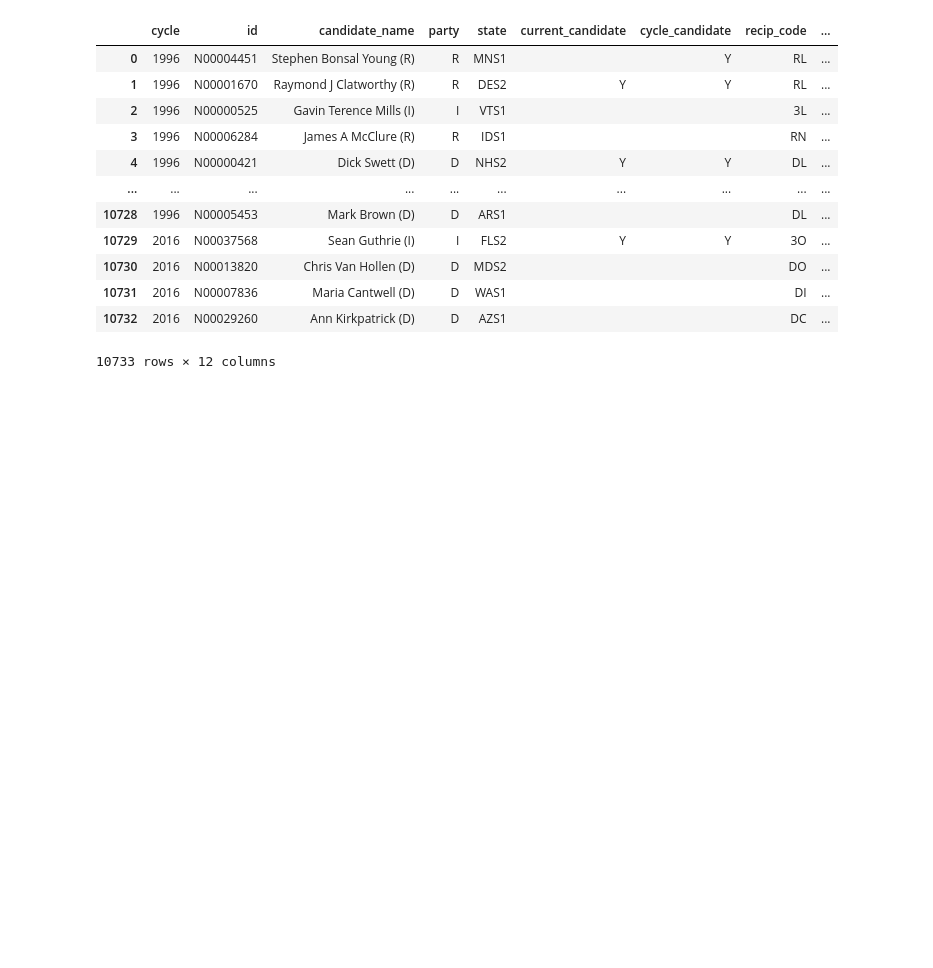
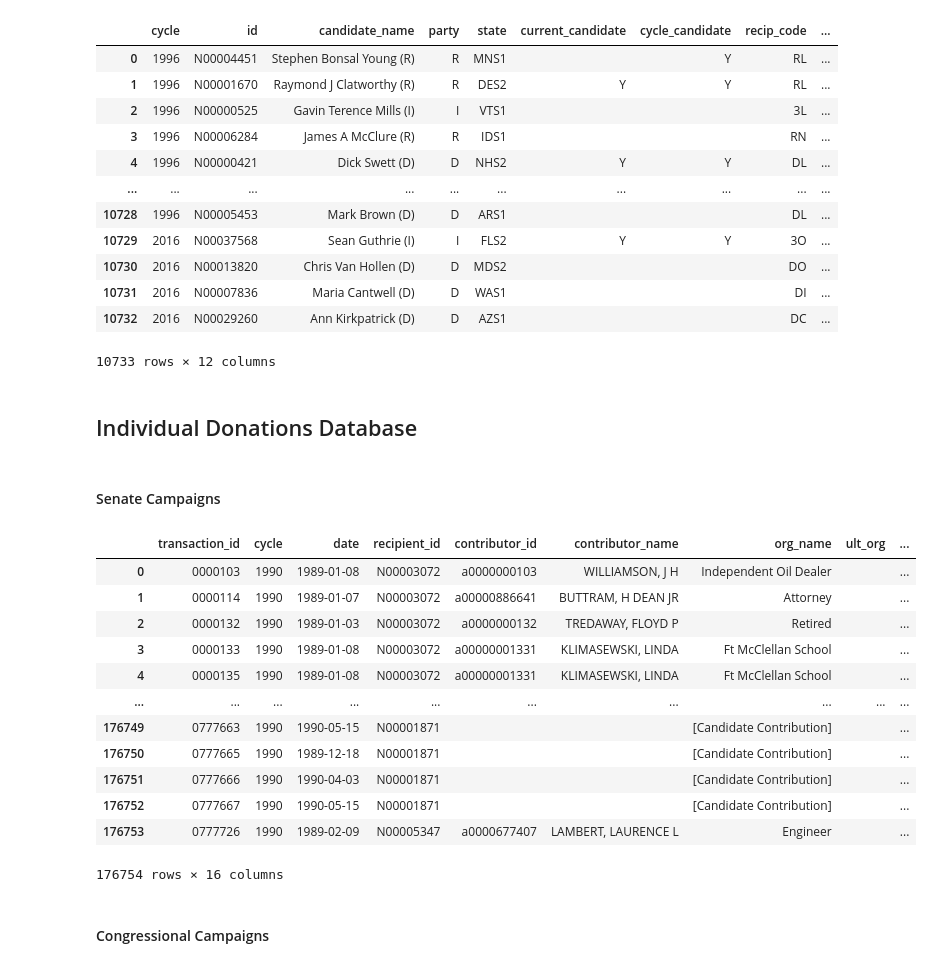
Before and after one commit to APascale2021/dsir_capstone, a Jupyter notebook: notebooks/DB_connect.ipynb, the cells around one changed output. Drawn from its saved outputs; the diff is of its cells as text; code cells hidden in the pictures; blank space fills up the shorter version.

Commit message:
processed individ donations database

```diff
--- a/notebooks/DB_connect.ipynb
+++ b/notebooks/DB_connect.ipynb
@@ -114,3 +120,5 @@ all_sen_candids
 10733 rows × 12 columns
 # %%
 all_sen_candids.to_csv('../data/all_sen_candids.csv')
+# %% [markdown]
+## Individual Donations Database
@@ -116,0 +127,33 @@ all_sen_candids.to_csv('../data/all_sen_candids.csv')
+# %% [markdown]
+#### Senate Campaigns
+# %%
+# All Senate Individual Donations
+query3 = """
+SELECT DISTINCT(i.fec_trans_id), i.cycle, i.date_donated, i.recipient_id, i.contributor_id, i.contributor_name,
+i.org_name, i.ult_org, i.amount, i.city, i.state, i.recip_code, i.type, i.gender, i.occupation, i.employer
+FROM individual_contributions AS i
+INNER JOIN candidates AS c on i.recipient_id = c.cid
+WHERE i.cycle="""+str(cycle)+""" AND i.recipient_id LIKE 'N%' AND
+c.dist_id_run_for NOT LIKE 'PRES' AND c.dist_id_run_for LIKE '__S_'
+"""
+# %%
+col_names_3 = ['transaction_id', 'cycle', 'date', 'recipient_id', 'contributor_id', 'contributor_name',
+               'org_name', 'ult_org', 'amount', 'city', 'state', 'recip_code', 'type',
+               'gender', 'occupation', 'employer']
+# %%
+df1 = postgresql_to_dataframe(conn, query3, col_names_3)
+df1
+# %% [output]
+|  | transaction_id | cycle | date | recipient_id | contributor_id | contributor_name | org_name | ult_org | ... |
+| 0 | 0000103 | 1990 | 1989-01-08 | N00003072 | a0000000103 | WILLIAMSON, J H | Independent Oil Dealer |  | ... |
+| 1 | 0000114 | 1990 | 1989-01-07 | N00003072 | a00000886641 | BUTTRAM, H DEAN JR | Attorney |  | ... |
+| 2 | 0000132 | 1990 | 1989-01-03 | N00003072 | a0000000132 | TREDAWAY, FLOYD P | Retired |  | ... |
+| 3 | 0000133 | 1990 | 1989-01-08 | N00003072 | a00000001331 | KLIMASEWSKI, LINDA | Ft McClellan School |  | ... |
+| 4 | 0000135 | 1990 | 1989-01-08 | N00003072 | a00000001331 | KLIMASEWSKI, LINDA | Ft McClellan School |  | ... |
+| ... | ... | ... | ... | ... | ... | ... | ... | ... | ... |
+| 176749 | 0777663 | 1990 | 1990-05-15 | N00001871 |  |  | [Candidate Contribution] |  | ... |
+| 176750 | 0777665 | 1990 | 1989-12-18 | N00001871 |  |  | [Candidate Contribution] |  | ... |
+| 176751 | 0777666 | 1990 | 1990-04-03 | N00001871 |  |  | [Candidate Contribution] |  | ... |
+| 176752 | 0777667 | 1990 | 1990-05-15 | N00001871 |  |  | [Candidate Contribution] |  | ... |
+| 176753 | 0777726 | 1990 | 1989-02-09 | N00005347 | a0000677407 | LAMBERT, LAURENCE L | Engineer |  | ... |
+176754 rows × 16 columns
@@ -116,0 +162,2 @@ all_sen_candids.to_csv('../data/all_sen_candids.csv')
+# %% [markdown]
+#### Congressional Campaigns
```
Also changed, not shown: parts of 12 cells of this notebook, 1 other file.
